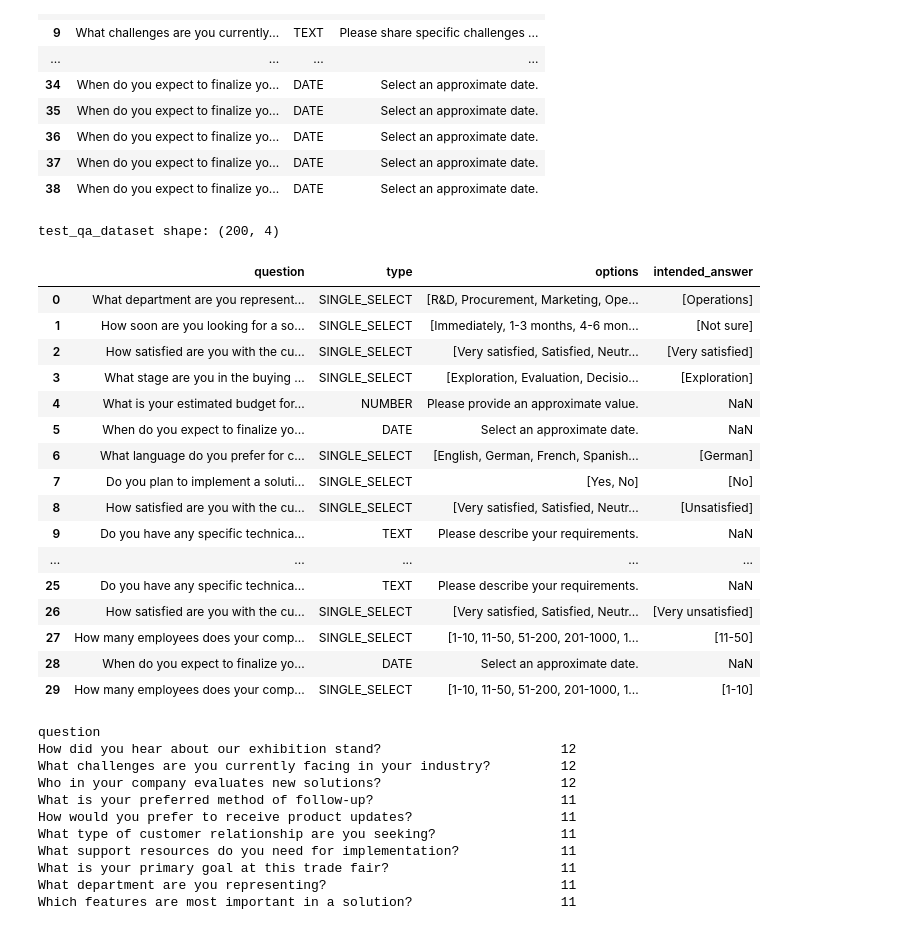
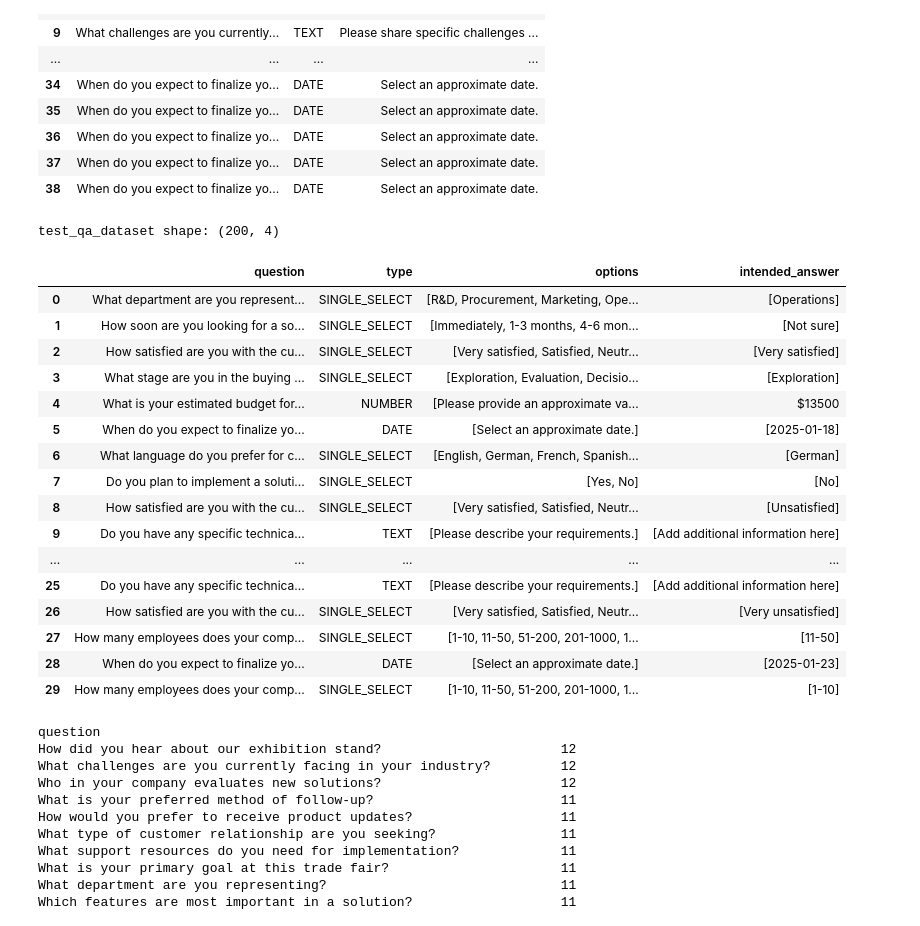
Before and after one commit to alexk2206/tds_capstone, a Jupyter notebook: test_qa_dataset.ipynb, the cells around one changed output. Drawn from its saved outputs; the diff is of its cells as text; code cells hidden in the pictures.

```diff
--- a/test_qa_dataset.ipynb
+++ b/test_qa_dataset.ipynb
@@ -98,11 +98,9 @@ def generate_combinations(options_list, max_size):
     return list(chain.from_iterable(combinations(options_list, r) for r in range(0, min(len(options_list), max_size) + 1)))
 
 
-def generate_phone_number():
-    phone_prefix = '01' + str(random.randint(100, 999)) + (str(random.randint(0, 9)) if random.random() < 0.5 else '')
-    main_number = ''.join([str(random.randint(0, 9)) for _ in range(random.randint(6, 8))])
-    phone_number = phone_prefix + main_number
-    return [phone_number]
+def generate_budget():
+    budget = random.randint(20, 180) * 100
+    return f"${budget}"
 
 
 def generate_date(today=None):
@@ -281,31 +279,55 @@ Name: count, dtype: int64
 | 36 | When do you expect to finalize yo... | DATE | Select an approximate date. |
 | 37 | When do you expect to finalize yo... | DATE | Select an approximate date. |
 | 38 | When do you expect to finalize yo... | DATE | Select an approximate date. |
+# %%
+freetext_test_questions_scaled['options'] = freetext_test_questions_scaled['options'].str.split(', ')
+
+expanded_rows = []
+
+# Iteriere über alle Zeilen im DataFrame
+for _, row in freetext_test_questions_scaled.iterrows():
+    question = row['question']
+    options_list = row['options']
+    question_type = row['type']
+
+    if question_type == 'NUMBER':
+        expanded_rows.append({'question': question, 'type': question_type, 'options': options_list, 'intended_answer': generate_budget()})
+
+    elif question_type == 'TEXT':
+        expanded_rows.append({'question': question, 'type': question_type, 'options': options_list, 'intended_answer' : generate_notes()})
+
+    elif question_type == 'DATE':
+        expanded_rows.append({'question': question, 'type': question_type, 'options': options_list, 'intended_answer' : generate_date()})
+
+    else:
+        expanded_rows.append({'question': question, 'type': question_type, 'options': options_list, 'intended_answer' : options_list})
+
+freetext_test_intended_answer_scaled = pd.DataFrame(expanded_rows)
 # %%
-combined_test_df = pd.concat([selection_test_intended_answers_scaled, freetext_test_questions_scaled], ignore_index=True)
+combined_test_df = pd.concat([selection_test_intended_answers_scaled, freetext_test_intended_answer_scaled], ignore_index=True)
 
 test_qa_dataset = combined_test_df.sample(frac=1, random_state=1).reset_index(drop=True)
 
 print(f'test_qa_dataset shape: {test_qa_dataset.shape}')
 test_qa_dataset.head(30)
 # %% [output]
 test_qa_dataset shape: (200, 4)
 |  | question | type | options | intended_answer |
 | 0 | What department are you represent... | SINGLE_SELECT | [R&D, Procurement, Marketing, Ope... | [Operations] |
 | 1 | How soon are you looking for a so... | SINGLE_SELECT | [Immediately, 1-3 months, 4-6 mon... | [Not sure] |
 | 2 | How satisfied are you with the cu... | SINGLE_SELECT | [Very satisfied, Satisfied, Neutr... | [Very satisfied] |
 | 3 | What stage are you in the buying ... | SINGLE_SELECT | [Exploration, Evaluation, Decisio... | [Exploration] |
-| 4 | What is your estimated budget for... | NUMBER | Please provide an approximate value. | NaN |
-| 5 | When do you expect to finalize yo... | DATE | Select an approximate date. | NaN |
+| 4 | What is your estimated budget for... | NUMBER | [Please provide an approximate va... | $13500 |
+| 5 | When do you expect to finalize yo... | DATE | [Select an approximate date.] | [2025-01-18] |
 | 6 | What language do you prefer for c... | SINGLE_SELECT | [English, German, French, Spanish... | [German] |
 | 7 | Do you plan to implement a soluti... | SINGLE_SELECT | [Yes, No] | [No] |
 | 8 | How satisfied are you with the cu... | SINGLE_SELECT | [Very satisfied, Satisfied, Neutr... | [Unsatisfied] |
-| 9 | Do you have any specific technica... | TEXT | Please describe your requirements. | NaN |
+| 9 | Do you have any specific technica... | TEXT | [Please describe your requirements.] | [Add additional information here] |
 | ... | ... | ... | ... | ... |
-| 25 | Do you have any specific technica... | TEXT | Please describe your requirements. | NaN |
+| 25 | Do you have any specific technica... | TEXT | [Please describe your requirements.] | [Add additional information here] |
 | 26 | How satisfied are you with the cu... | SINGLE_SELECT | [Very satisfied, Satisfied, Neutr... | [Very unsatisfied] |
 | 27 | How many employees does your comp... | SINGLE_SELECT | [1-10, 11-50, 51-200, 201-1000, 1... | [11-50] |
-| 28 | When do you expect to finalize yo... | DATE | Select an approximate date. | NaN |
+| 28 | When do you expect to finalize yo... | DATE | [Select an approximate date.] | [2025-01-23] |
 | 29 | How many employees does your comp... | SINGLE_SELECT | [1-10, 11-50, 51-200, 201-1000, 1... | [1-10] |
 # %%
 # question count
```
Also changed, not shown: parts of 6 cells of this notebook.
